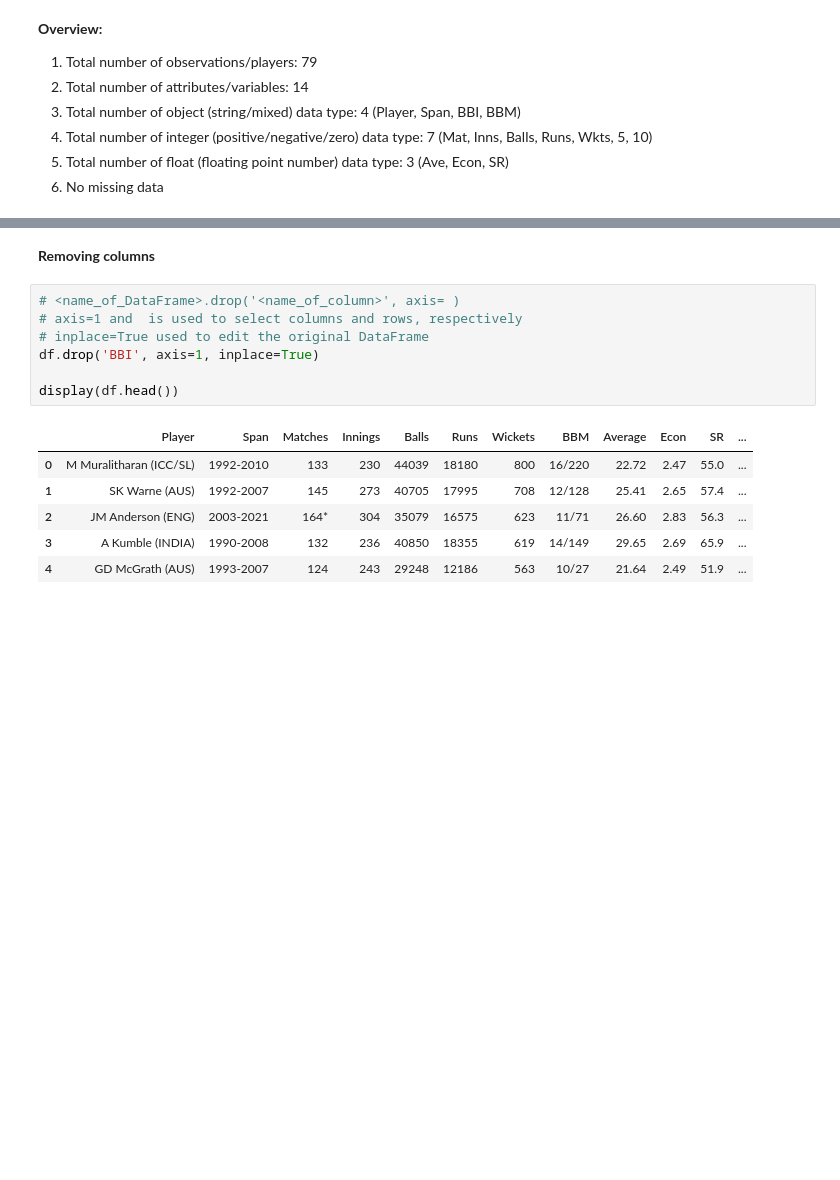
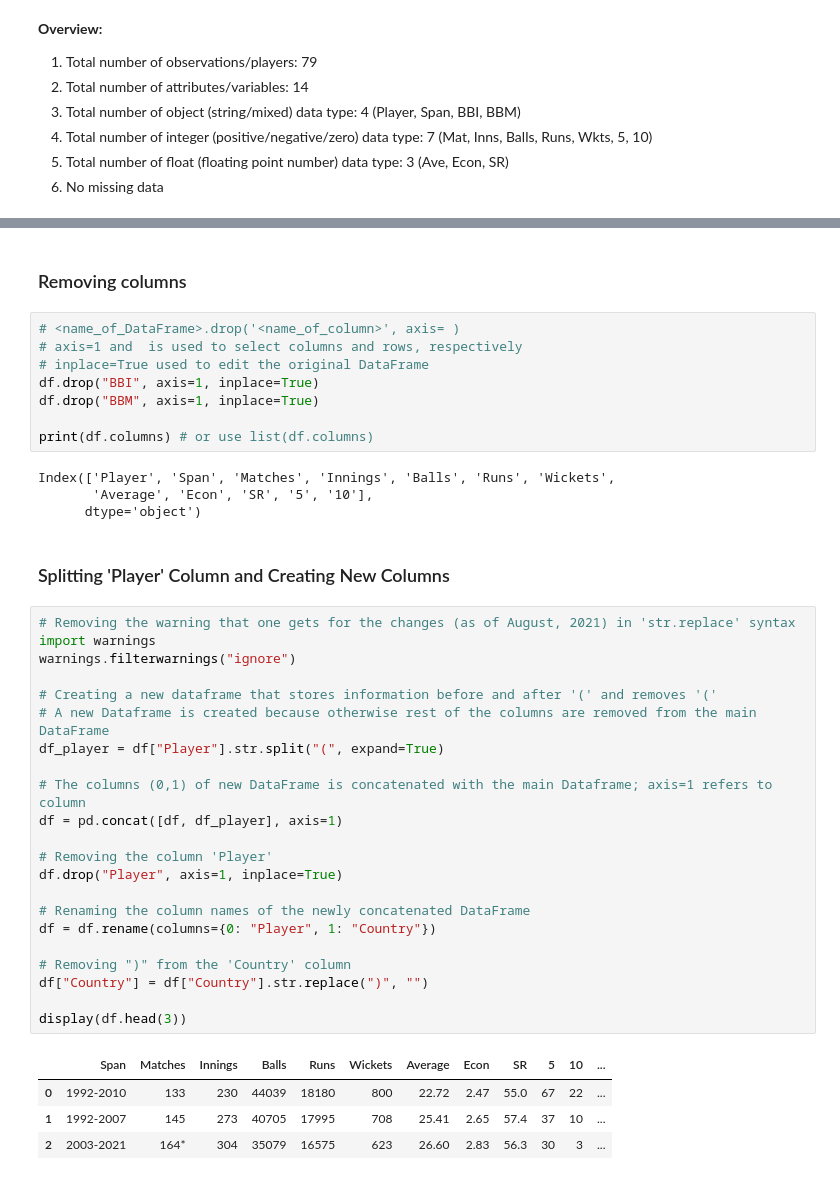
Before and after one commit to nuzhat-masud/top_test_bowlers_analysis, a Jupyter notebook: test_bowlers_EDA.ipynb, the cells around one changed output, grey strips where cells are left out. Saved outputs shown, nothing was run; the diff lists cells and outputs as text; blank space fills up the shorter version.

```diff
--- a/test_bowlers_EDA.ipynb
+++ b/test_bowlers_EDA.ipynb
@@ -141,16 +149,43 @@ display(df.head())
 # %% [markdown]
-**Removing columns**
+### Removing columns
 # %%
 # <name_of_DataFrame>.drop('<name_of_column>', axis= )
 # axis=1 and  is used to select columns and rows, respectively
 # inplace=True used to edit the original DataFrame
-df.drop('BBI', axis=1, inplace=True)
+df.drop("BBI", axis=1, inplace=True)
+df.drop("BBM", axis=1, inplace=True)
 
-display(df.head())
+print(df.columns) # or use list(df.columns)
 # %% [output]
-|  | Player | Span | Matches | Innings | Balls | Runs | Wickets | BBM | Average | Econ | SR | ... |
-| 0 | M Muralitharan (ICC/SL) | 1992-2010 | 133 | 230 | 44039 | 18180 | 800 | 16/220 | 22.72 | 2.47 | 55.0 | ... |
-| 1 | SK Warne (AUS) | 1992-2007 | 145 | 273 | 40705 | 17995 | 708 | 12/128 | 25.41 | 2.65 | 57.4 | ... |
-| 2 | JM Anderson (ENG) | 2003-2021 | 164* | 304 | 35079 | 16575 | 623 | 11/71 | 26.60 | 2.83 | 56.3 | ... |
-| 3 | A Kumble (INDIA) | 1990-2008 | 132 | 236 | 40850 | 18355 | 619 | 14/149 | 29.65 | 2.69 | 65.9 | ... |
-| 4 | GD McGrath (AUS) | 1993-2007 | 124 | 243 | 29248 | 12186 | 563 | 10/27 | 21.64 | 2.49 | 51.9 | ... |
+Index(['Player', 'Span', 'Matches', 'Innings', 'Balls', 'Runs', 'Wickets',
+       'Average', 'Econ', 'SR', '5', '10'],
+      dtype='object')
+# %% [markdown]
+### Splitting 'Player' Column and Creating New Columns
+# %%
+# Removing the warning that one gets for the changes (as of August, 2021) in 'str.replace' syntax
+import warnings
+warnings.filterwarnings("ignore")
+
+# Creating a new dataframe that stores information before and after '(' and removes '('
+# A new Dataframe is created because otherwise rest of the columns are removed from the main DataFrame
+df_player = df["Player"].str.split("(", expand=True)
+
+# The columns (0,1) of new DataFrame is concatenated with the main Dataframe; axis=1 refers to column
+df = pd.concat([df, df_player], axis=1)
+
+# Removing the column 'Player'
+df.drop("Player", axis=1, inplace=True)
+
+# Renaming the column names of the newly concatenated DataFrame
+df = df.rename(columns={0: "Player", 1: "Country"})
+
+# Removing ")" from the 'Country' column
+df["Country"] = df["Country"].str.replace(")", "")
+
+display(df.head(3))
+# %% [output]
+|  | Span | Matches | Innings | Balls | Runs | Wickets | Average | Econ | SR | 5 | 10 | ... |
+| 0 | 1992-2010 | 133 | 230 | 44039 | 18180 | 800 | 22.72 | 2.47 | 55.0 | 67 | 22 | ... |
+| 1 | 1992-2007 | 145 | 273 | 40705 | 17995 | 708 | 25.41 | 2.65 | 57.4 | 37 | 10 | ... |
+| 2 | 2003-2021 | 164* | 304 | 35079 | 16575 | 623 | 26.60 | 2.83 | 56.3 | 30 | 3 | ... |
```
Also changed, not shown: parts of 36 cells of this notebook.
